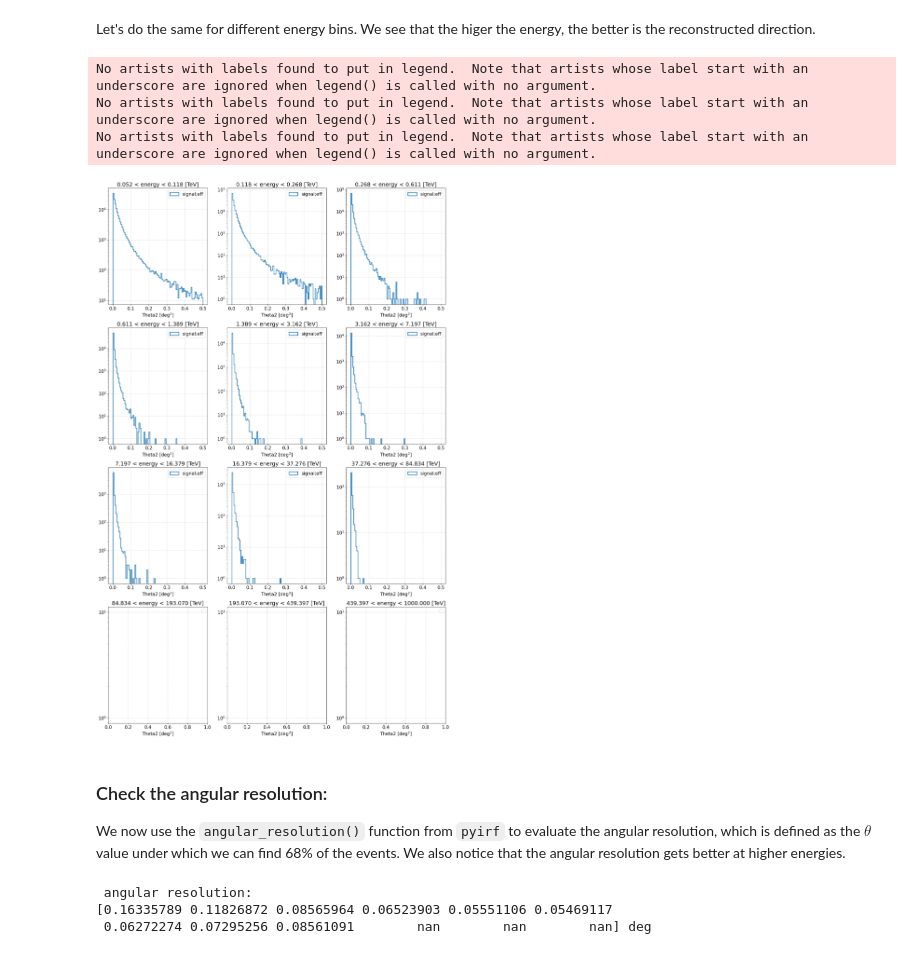
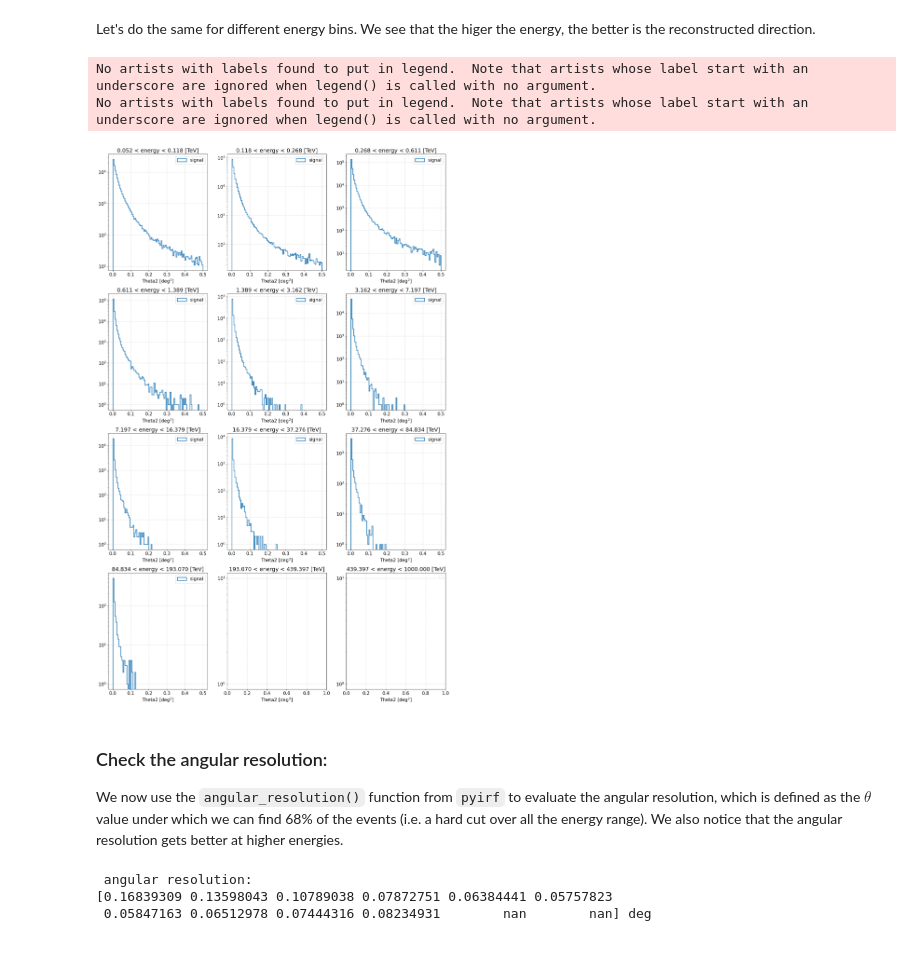
Before and after one commit to dipierr/magic-lst1-sw-school, a Jupyter notebook: check_irfs_from_dl2.ipynb, the cells around one changed output. Cells and saved outputs as stored; diff of their text form; code cells hidden in the pictures.

```diff
--- a/check_irfs_from_dl2.ipynb
+++ b/check_irfs_from_dl2.ipynb
@@ -49,12 +49,12 @@ irf_type="software"
 dl2_weight_type="intensity"
 energy_bins=np.logspace(-2,3,15)[2:]
 
-input_file_gamma = glob.glob('./data/MC/gammas/*zd_[1-4]*.h5')
+input_file_gamma = glob.glob('./data/MC/gammas/*zd_*.h5')
 input_file_gamma.sort()
 
 print(f"{len(input_file_gamma)} gamma files are found")
 
-input_file_proton = glob.glob('./data/MC/protons/*zd_[1-4]*.h5')
+input_file_proton = glob.glob('./data/MC/protons/*zd_*.h5')
 input_file_proton.sort()
 
 print(f"{len(input_file_proton)} proton files are found")
@@ -500,41 +483,40 @@ for i_bin, (eng_lolim, eng_uplim) in enumerate(zip(energy_bins[:-1], energy_bins
     plt.subplot2grid(grid, locs[i_bin])
     plt.title(f"{eng_lolim:.3f} < energy < {eng_uplim:.3f} [TeV]")
     plt.xlabel("Theta2 [deg$^2$]")
-    plt.yscale(yscale)
+    plt.yscale("log")
     plt.grid()
 
     # Apply the energy cuts
     cond_eff_lolim = data_eff_gcut["reco_energy"].value > eng_lolim
     cond_eff_uplim = data_eff_gcut["reco_energy"].value < eng_uplim
 
 
 
     condition_eff = np.logical_and(cond_eff_lolim, cond_eff_uplim)
 
 
     dt_eff = data_eff_gcut[condition_eff]
     dte=np.array(dt_eff["theta"].value)
 
     # Plot the theta2 distribution
     if len(dt_eff) > 0:
         plt.hist(
             np.square(dte),
             bins=theta2_bins,
-            label="signal;eff",
+            label="signal",
             histtype="step",
             linewidth=2,
         )
 
     plt.legend(loc="upper right")
 # %% [output]
 No artists with labels found to put in legend.  Note that artists whose label start with an underscore are ignored when legend() is called with no argument.
 No artists with labels found to put in legend.  Note that artists whose label start with an underscore are ignored when legend() is called with no argument.
-No artists with labels found to put in legend.  Note that artists whose label start with an underscore are ignored when legend() is called with no argument.
-[figure, old version]
+[figure, new version]
 # %% [markdown]
 ### Check the angular resolution:
 
-We now use the `angular_resolution()` function from `pyirf` to evaluate the angular resolution, which is defined as the $\theta$ value under which we can find 68% of the events. We also notice that the angular resolution gets better at higher energies.
+We now use the `angular_resolution()` function from `pyirf` to evaluate the angular resolution, which is defined as the $\theta$ value under which we can find 68% of the events (i.e. a hard cut over all the energy range). We also notice that the angular resolution gets better at higher energies.
 # %%
 # Calculate the angular resolution
 angres_table_eff = angular_resolution(
@@ -545,5 +527,5 @@ angres_eff = angres_table_eff["angular_resolution"].value
 print(f"\n angular resolution:\n{angres_eff} deg")
 # %% [output]
  angular resolution:
-[0.16335789 0.11826872 0.08565964 0.06523903 0.05551106 0.05469117
- 0.06272274 0.07295256 0.08561091        nan        nan        nan] deg
+[0.16839309 0.13598043 0.10789038 0.07872751 0.06384441 0.05757823
+ 0.05847163 0.06512978 0.07444316 0.08234931        nan        nan] deg
```
Also changed, not shown: parts of 71 cells of this notebook.
